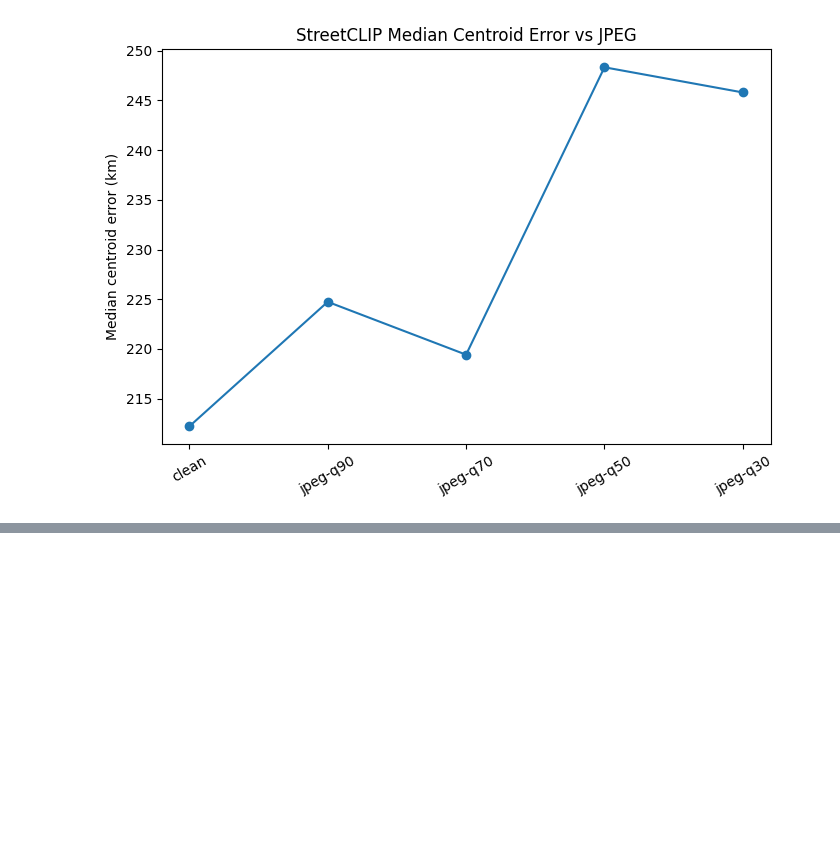
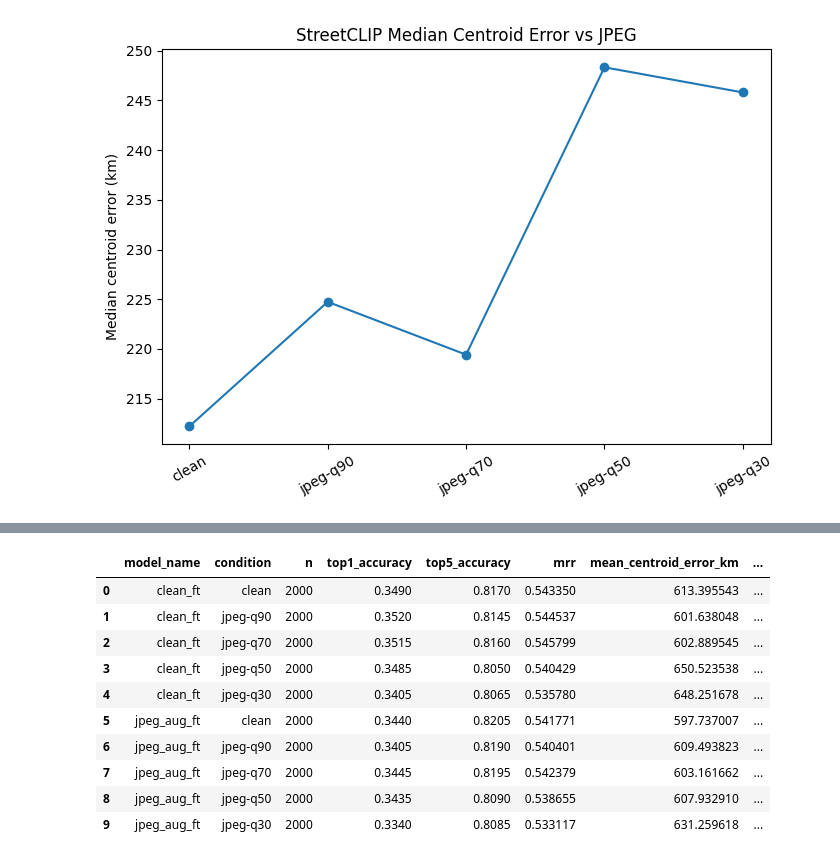
Before and after one commit to SmallChungus1/auto_geoguesser, a Jupyter notebook: notebooks/osv5m_geoclip_streetclip_eval_colab.ipynb, the cells around one changed output, grey strips where cells are left out. Saved outputs shown, nothing was run; the diff lists cells and outputs as text; code cells hidden in the pictures; blank space fills up the shorter version.

```diff
--- a/notebooks/osv5m_geoclip_streetclip_eval_colab.ipynb
+++ b/notebooks/osv5m_geoclip_streetclip_eval_colab.ipynb
@@ -534,0 +541,15 @@ plt.show()
+# %%
+# Example Drive-backed paths. Replace these with your actual checkpoint folders.
+from google.colab import drive
+drive.mount("/content/drive")
+
+CLEAN_MODEL_DIR = "/content/drive/MyDrive/SP26Courses/cse5509/osv5m_10k_runs/streetclip_clean/best"
+JPEG_AUG_MODEL_DIR = "/content/drive/MyDrive/SP26Courses/cse5509/osv5m_10k_runs/streetclip_jpeg_aug/best"
+
+FINETUNED_MODEL_PATHS = {
+    "clean_ft": CLEAN_MODEL_DIR,
+    "jpeg_aug_ft": JPEG_AUG_MODEL_DIR,
+}
+
+for model_name, model_dir in FINETUNED_MODEL_PATHS.items():
+    print(model_name, model_dir)
@@ -534,0 +651,22 @@ plt.show()
+# %%
+finetuned_summary_frames = []
+for model_name, group in finetuned_eval_df.groupby("model_name", sort=False):
+    summary_df = summarize_streetclip(group)
+    summary_df.insert(0, "model_name", model_name)
+    finetuned_summary_frames.append(summary_df)
+
+finetuned_summary_df = pd.concat(finetuned_summary_frames, ignore_index=True)
+finetuned_summary_df.to_csv(DATA_DIR / "finetuned_streetclip_summary.csv", index=False)
+display(finetuned_summary_df)
+# %% [output]
+|  | model_name | condition | n | top1_accuracy | top5_accuracy | mrr | mean_centroid_error_km | ... |
+| 0 | clean_ft | clean | 2000 | 0.3490 | 0.8170 | 0.543350 | 613.395543 | ... |
+| 1 | clean_ft | jpeg-q90 | 2000 | 0.3520 | 0.8145 | 0.544537 | 601.638048 | ... |
+| 2 | clean_ft | jpeg-q70 | 2000 | 0.3515 | 0.8160 | 0.545799 | 602.889545 | ... |
+| 3 | clean_ft | jpeg-q50 | 2000 | 0.3485 | 0.8050 | 0.540429 | 650.523538 | ... |
+| 4 | clean_ft | jpeg-q30 | 2000 | 0.3405 | 0.8065 | 0.535780 | 648.251678 | ... |
+| 5 | jpeg_aug_ft | clean | 2000 | 0.3440 | 0.8205 | 0.541771 | 597.737007 | ... |
+| 6 | jpeg_aug_ft | jpeg-q90 | 2000 | 0.3405 | 0.8190 | 0.540401 | 609.493823 | ... |
+| 7 | jpeg_aug_ft | jpeg-q70 | 2000 | 0.3445 | 0.8195 | 0.542379 | 603.161662 | ... |
+| 8 | jpeg_aug_ft | jpeg-q50 | 2000 | 0.3435 | 0.8090 | 0.538655 | 607.932910 | ... |
+| 9 | jpeg_aug_ft | jpeg-q30 | 2000 | 0.3340 | 0.8085 | 0.533117 | 631.259618 | ... |
```
Also changed, not shown: parts of 8 cells of this notebook.
